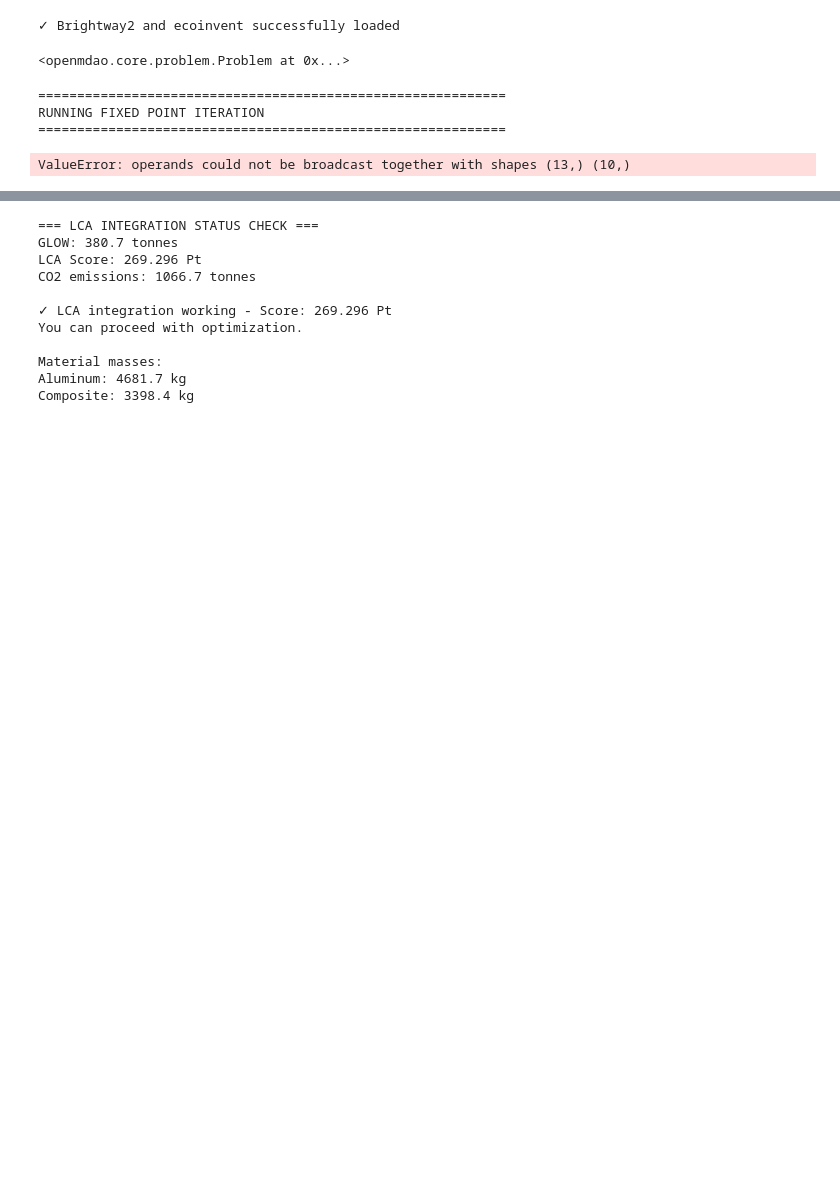
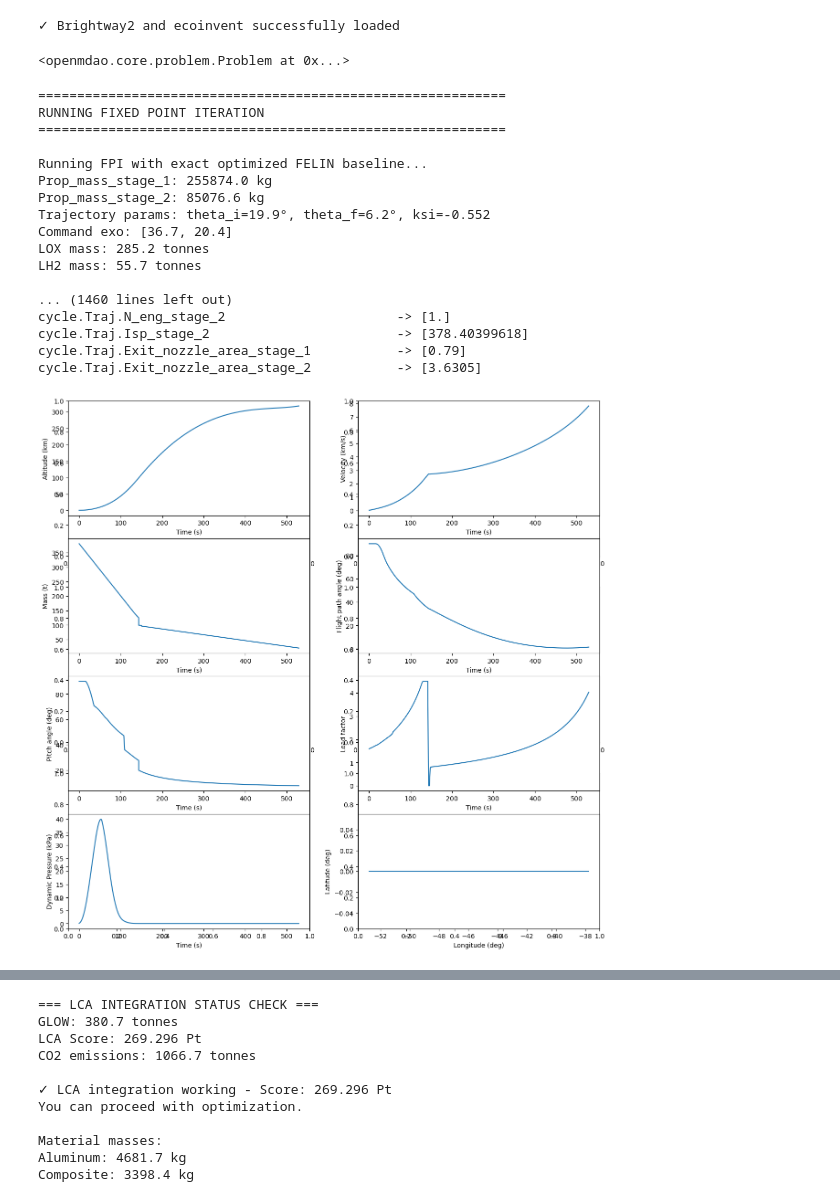
Before and after one commit to mid2SUPAERO/FELIN_LCA, a Jupyter notebook: Launcher_Design_Problem.ipynb, the cells around one changed output, grey strips where cells are left out. Drawn from its saved outputs; the diff is of its cells as text; code cells hidden in the pictures; blank space fills up the shorter version.

```diff
--- a/Launcher_Design_Problem.ipynb
+++ b/Launcher_Design_Problem.ipynb
@@ -121,8 +121,13 @@ def FPI(Pb):
 
     while error > 1. and k < 20:
         Pb.run_model()
-        error = abs(Pb['Pdyn_max_dim'] - Pb['max_pdyn_load_ascent_stage_1']/1e3)
-        Pb['Pdyn_max_dim'] = Pb['max_pdyn_load_ascent_stage_1']/1e3
+        # Replace the two lines that use 'max_pdyn_load_ascent_stage_1'
+        qmax = np.max(Pb.get_val('pdyn_ascent'))
+        error = abs(Pb.get_val('Pdyn_max_dim') - qmax/1e3)  # kPa target vs Pa series
+        Pb.set_val('Pdyn_max_dim', qmax/1e3)
+
+        #error = abs(Pb['Pdyn_max_dim'] - Pb['max_pdyn_load_ascent_stage_1']/1e3)
+        #Pb['Pdyn_max_dim'] = Pb['max_pdyn_load_ascent_stage_1']/1e3
         k = k + 1
         if k <= 3 or k % 5 == 0:
             print(f'Fixed Point Iteration: {k}, error: {np.round(error[0],2)}, '
@@ -145,17 +150,49 @@ def FPI(Pb):
     print(f"  Final velocity: {v_final:.2f} km/s")
 
     return Pb
-# %%
-# Run Fixed Point Iteration
-print("\n" + "="*60)
-print("RUNNING FIXED POINT ITERATION")
-print("="*60)
-P_out = FPI(P_obj)
-print("✓ FPI Complete")
-
-result_vizualization.plots_output(P_out)
-# %% [output]
-============================================================
-RUNNING FIXED POINT ITERATION
-============================================================
-ValueError: operands could not be broadcast together with shapes (13,) (10,)
+# %%
+# Run Fixed Point Iteration
+print("\n" + "="*60)
+print("RUNNING FIXED POINT ITERATION")
+print("="*60)
+P_out = FPI(P_obj)
+print("✓ FPI Complete")
+
+print("\n=== What cycle.Traj sees for propulsion & sizing ===")
+want = {
+    "cycle.Traj.Mass_flow_rate_stage_1",
+    "cycle.Traj.Mass_flow_rate_stage_2",
+    "cycle.Traj.N_eng_stage_1",
+    "cycle.Traj.N_eng_stage_2",
+    "cycle.Traj.Exit_nozzle_area_stage_1",
+    "cycle.Traj.Exit_nozzle_area_stage_2",
+    "cycle.Traj.Isp_stage_1",
+    "cycle.Traj.Isp_stage_2",
+}
+for name, _ in P_out.model.list_inputs(prom_name=False, out_stream=None):
+    if name in want:
+        try:
+            print(f"{name:45s} -> {P_out.get_val(name)}")
+        except Exception as e:
+            print(f"{name:45s} -> <unreadable> ({e})")
+
+result_vizualization.plots_output(P_out)
+# %% [output]
+============================================================
+RUNNING FIXED POINT ITERATION
+============================================================
+
+Running FPI with exact optimized FELIN baseline...
+Prop_mass_stage_1: 255874.0 kg
+Prop_mass_stage_2: 85076.6 kg
+Trajectory params: theta_i=19.9°, theta_f=6.2°, ksi=-0.552
+Command exo: [36.7, 20.4]
+LOX mass: 285.2 tonnes
+LH2 mass: 55.7 tonnes
+
+... (1460 lines left out)
+cycle.Traj.N_eng_stage_2                      -> [1.]
+cycle.Traj.Isp_stage_2                        -> [378.40399618]
+cycle.Traj.Exit_nozzle_area_stage_1           -> [0.79]
+cycle.Traj.Exit_nozzle_area_stage_2           -> [3.6305]
+[figure, added]
```
Also changed, not shown: parts of 1 cell of this notebook, 3 other files.
